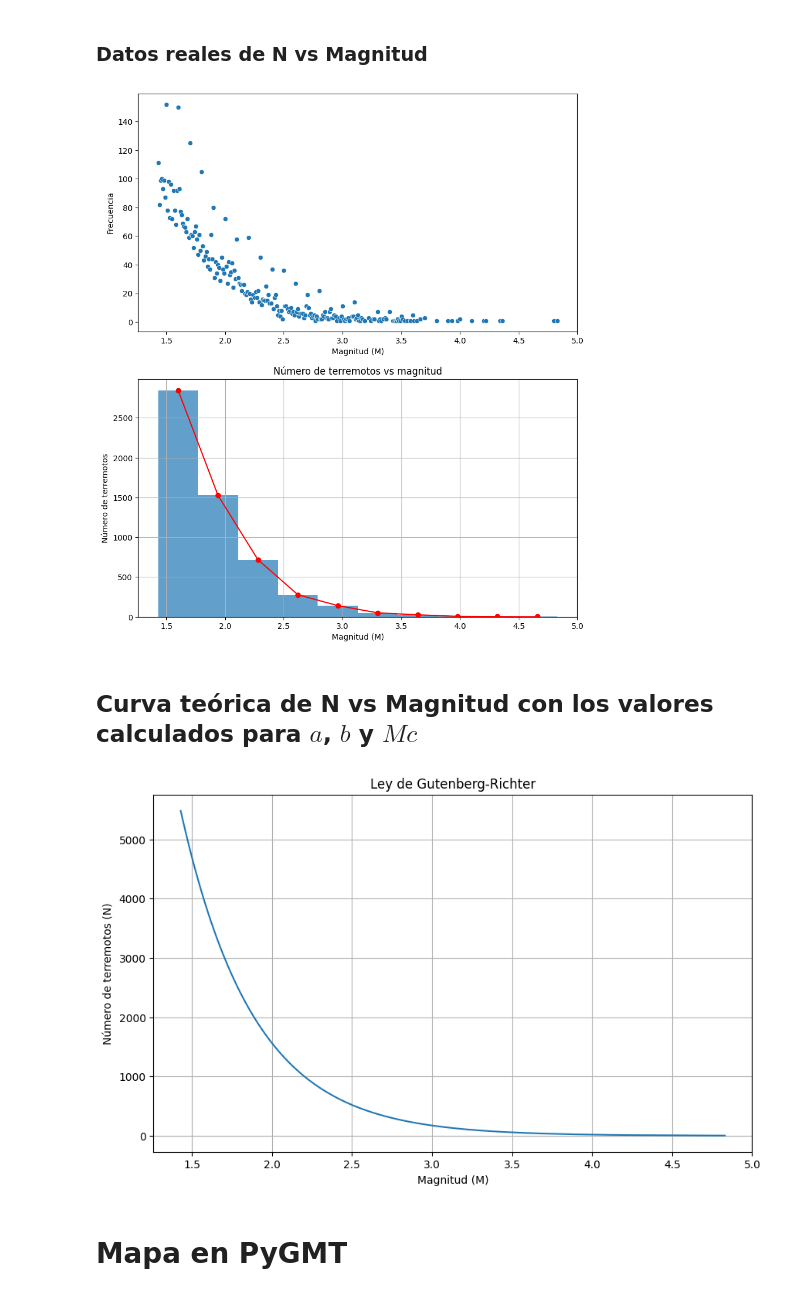
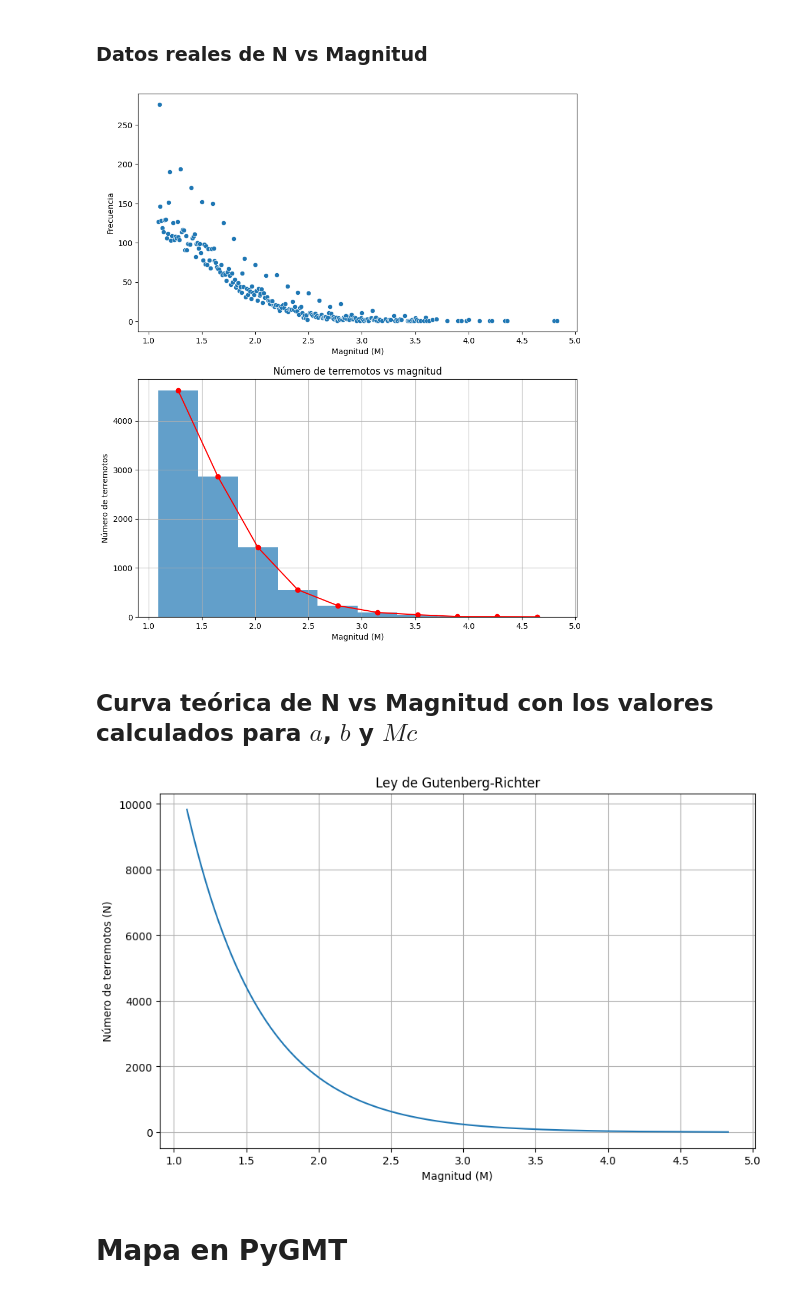
Before and after one commit to jcmefra/topicos-geofisica, a Jupyter notebook: Taller_1.ipynb, the cells around one changed output. Drawn from its saved outputs; the diff is of its cells as text; code cells hidden in the pictures.

```diff
--- a/Taller_1.ipynb
+++ b/Taller_1.ipynb
@@ -116,0 +93,7 @@ Magnitud de completitud: 1.4204400000000177
+# %%
+import numpy as np
+import matplotlib.pyplot as plt
+
+#Calcular la frecuencia de cada magnitud
+freq = data['mag'].value_counts().sort_index().reset_index(name='freq')
+freq
@@ -116,0 +120,18 @@ Magnitud de completitud: 1.4204400000000177
+# %%
+# Calcular la derivada de la curva frecuencia-magnitud.
+import numpy as np
+
+# Calcular primera derivada de la curva freq vs mag
+derivative = np.gradient(freq['freq'], freq['mag'])
+
+# Encontrar el índice en donde ocurre el máximo
+max_derivative_index = np.argmax(derivative)
+
+# Encontrar el valor máximo
+max_derivative_value = derivative[max_derivative_index]
+
+# Encontrar el valor de magnitud en donde ocurre ese máximo (Magnitud de completitud)
+Mc = freq['mag'][max_derivative_index]
+
+print("Max. derivada:", max_derivative_value)
+print('Magnitud de completitud:', Mc)
@@ -188,0 +203,4 @@ data_mc.tail() #Ver los 5 valores más bajos de magnitud
+# %%
+data_mc = data[data['mag'] >= Mc]
+freq_mc = freq[freq['mag'] >= Mc]
+freq_mc.head()
@@ -191,29 +216,29 @@ data_mc.tail() #Ver los 5 valores más bajos de magnitud
 # %%
 # Calcula el histograma de los datos con la función histograma de numpy
 counts, bins = np.histogram(data_mc['mag'])
 
 # Calcula los centros de los bins
 bin_centers = (bins[1:] + bins[:-1]) / 2
 
 # Crear el gráfico (subplots)
 fig, axs = plt.subplots(2, figsize=(10, 12))
 
 #Scatter plot frecuencia vs magnitud (segundo subplot)
-sns.scatterplot(data = freq[freq.index > Mc], ax=axs[0])
+sns.scatterplot(data = freq_mc, x='mag', y='freq',  ax=axs[0])
 axs[0].set_xlabel('Magnitud (M)')
 axs[0].set_ylabel('Frecuencia')
 
 #Histograma frecuencia vs magnitud y línea de tendencia (primer subplot)
 counts, bins = np.histogram(data_mc['mag'])
 bin_centers = (bins[1:] + bins[:-1]) / 2
 axs[1].bar(bin_centers, counts, width=np.diff(bins), align='center', alpha=0.7)
 axs[1].plot(bin_centers, counts, marker='o', linestyle='-', color='r')
 axs[1].set_xlabel('Magnitud (M)')
 axs[1].set_ylabel('Número de terremotos')
 axs[1].set_title('Número de terremotos vs magnitud')
 axs[1].grid(True)
 # %% [output]
-[figure, old version]
+[figure, new version]
 # %% [markdown]
 ## Curva teórica de N vs Magnitud con los valores calculados para $a$, $b$ y $Mc$
 # %%
@@ -233,7 +258,7 @@ plt.title('Ley de Gutenberg-Richter')
 plt.grid(True)
 plt.show()
 # %% [output]
-[figure, old version]
+[figure, new version]
 # %% [markdown]
 # Mapa en PyGMT
 # %%
```
Also changed, not shown: parts of 9 cells of this notebook.
